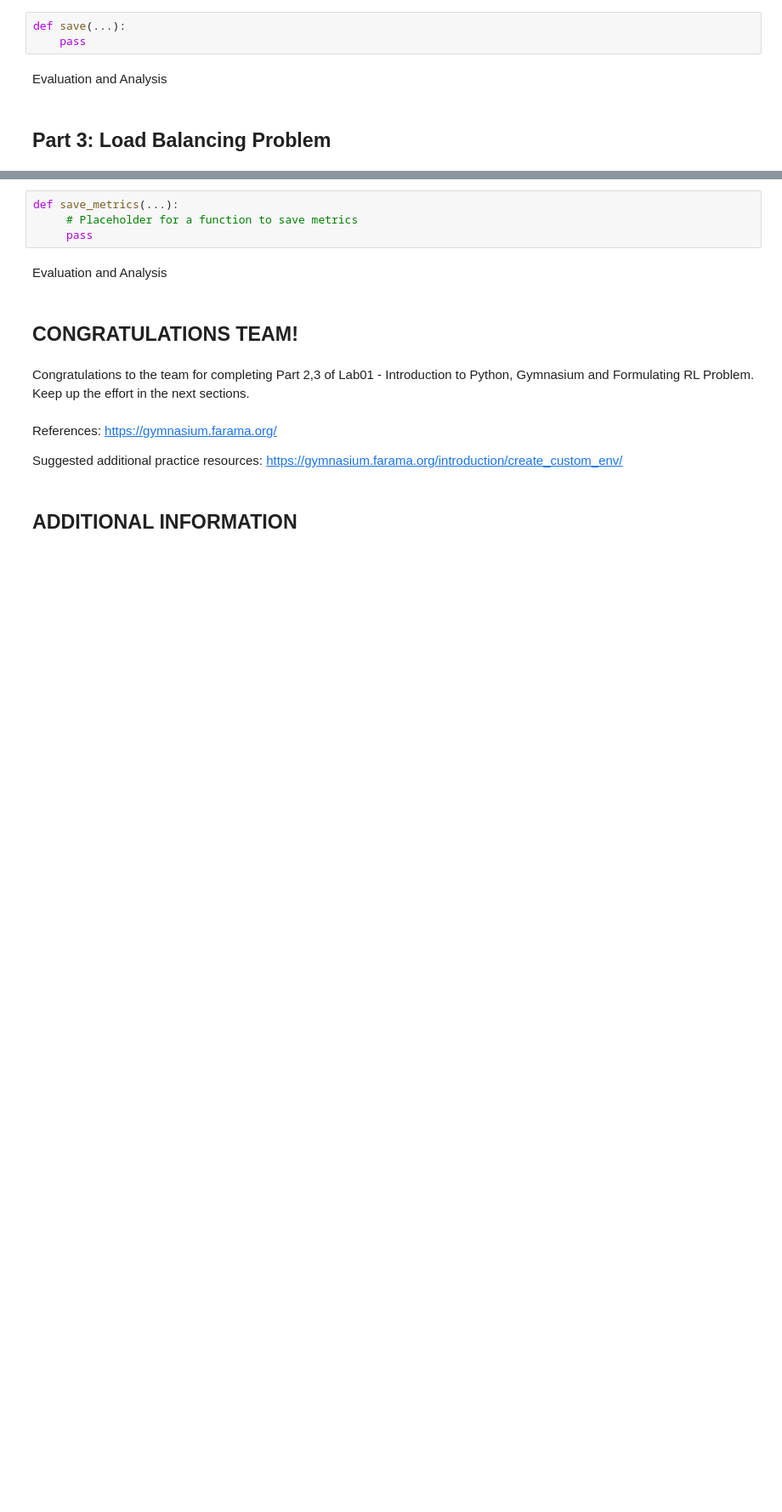
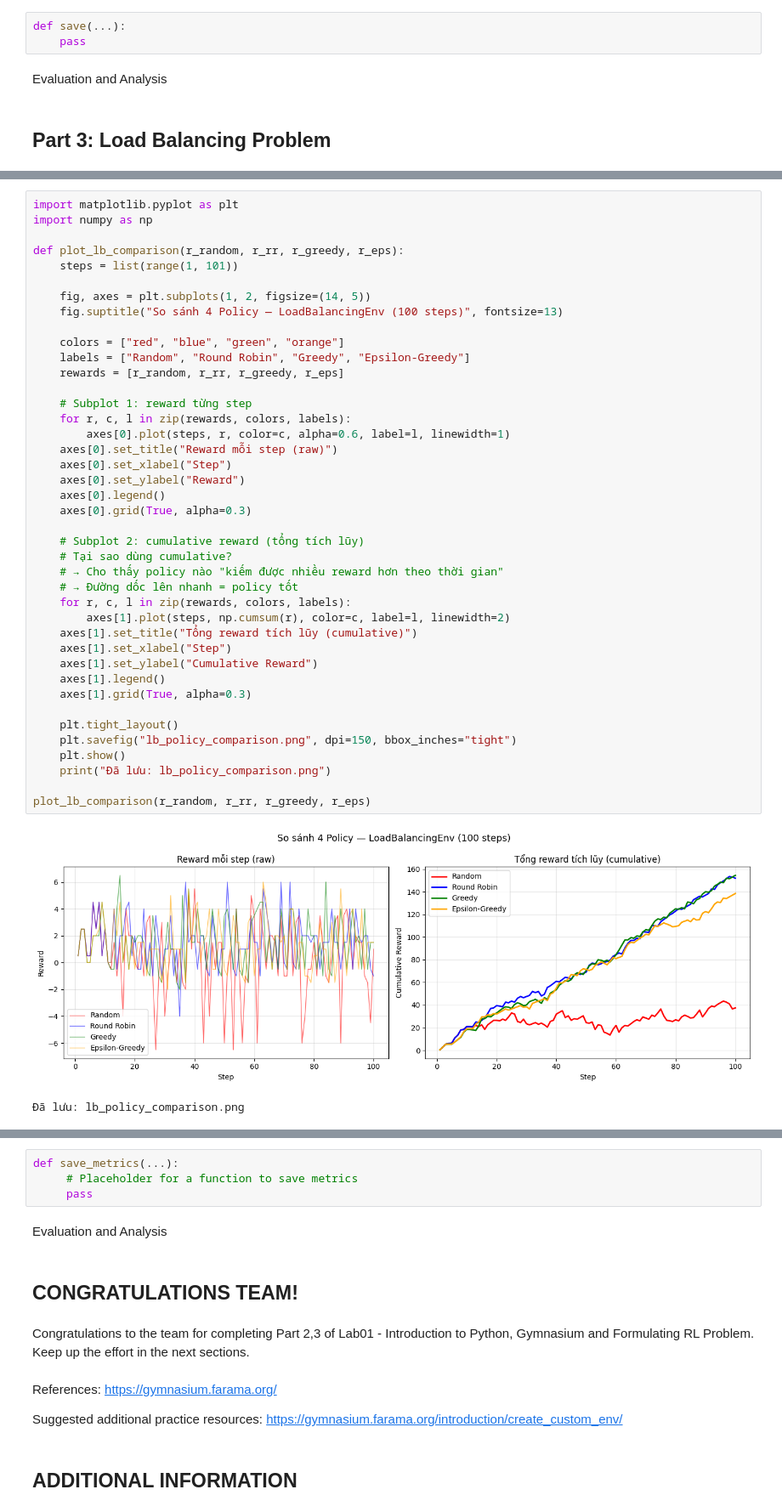
Before and after one commit to vantai13/Reinforcement-Learning, a Jupyter notebook: vantai/LAB1/Ex2.ipynb, the cells around one changed output, grey strips where cells are left out. Shown at 85% size. Drawn from its saved outputs; the diff is of its cells as text; blank space fills up the shorter version.

```diff
--- a/vantai/LAB1/Ex2.ipynb
+++ b/vantai/LAB1/Ex2.ipynb
@@ -710,0 +1082,44 @@ if __name__ == "__main__":
+# %%
+import matplotlib.pyplot as plt
+import numpy as np
+
+def plot_lb_comparison(r_random, r_rr, r_greedy, r_eps):
+    steps = list(range(1, 101))
+
+    fig, axes = plt.subplots(1, 2, figsize=(14, 5))
+    fig.suptitle("So sánh 4 Policy — LoadBalancingEnv (100 steps)", fontsize=13)
+
+    colors = ["red", "blue", "green", "orange"]
+    labels = ["Random", "Round Robin", "Greedy", "Epsilon-Greedy"]
+    rewards = [r_random, r_rr, r_greedy, r_eps]
+
+    # Subplot 1: reward từng step
+    for r, c, l in zip(rewards, colors, labels):
+        axes[0].plot(steps, r, color=c, alpha=0.6, label=l, linewidth=1)
+    axes[0].set_title("Reward mỗi step (raw)")
+    axes[0].set_xlabel("Step")
+    axes[0].set_ylabel("Reward")
+    axes[0].legend()
+    axes[0].grid(True, alpha=0.3)
+
+    # Subplot 2: cumulative reward (tổng tích lũy)
+    # Tại sao dùng cumulative?
+    # → Cho thấy policy nào "kiếm được nhiều reward hơn theo thời gian"
+    # → Đường dốc lên nhanh = policy tốt
+    for r, c, l in zip(rewards, colors, labels):
+        axes[1].plot(steps, np.cumsum(r), color=c, label=l, linewidth=2)
+    axes[1].set_title("Tổng reward tích lũy (cumulative)")
+    axes[1].set_xlabel("Step")
+    axes[1].set_ylabel("Cumulative Reward")
+    axes[1].legend()
+    axes[1].grid(True, alpha=0.3)
+
+    plt.tight_layout()
+    plt.savefig("lb_policy_comparison.png", dpi=150, bbox_inches="tight")
+    plt.show()
+    print("Đã lưu: lb_policy_comparison.png")
+
+plot_lb_comparison(r_random, r_rr, r_greedy, r_eps)
+# %% [output]
+[figure, added]
+Đã lưu: lb_policy_comparison.png
```
Also changed, not shown: parts of 9 cells of this notebook, 7 other files.
